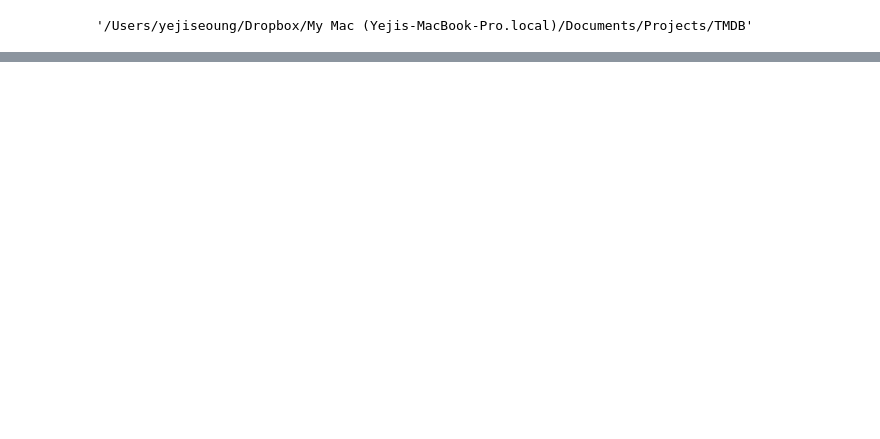
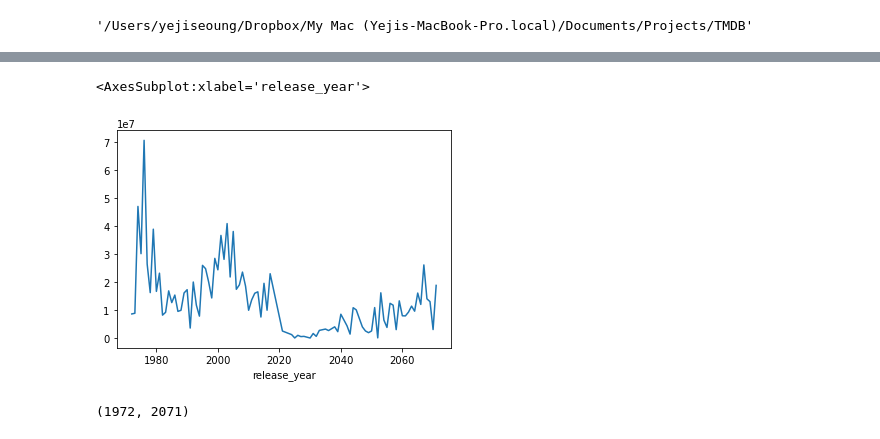
Before and after one commit to yejiseoung/TMDB, a Jupyter notebook: TMDB_EDA_FeatureEngineering.ipynb, the cells around one changed output, grey strips where cells are left out. Drawn from its saved outputs; the diff is of its cells as text; code cells hidden in the pictures; blank space fills up the shorter version.

```diff
--- a/TMDB_EDA_FeatureEngineering.ipynb
+++ b/TMDB_EDA_FeatureEngineering.ipynb
@@ -960,0 +31,4 @@ df_train[df_train['revenue']<10]
+# %%
+data = pd.read_csv(path/'cleaned_train.csv')
+print(data.shape)
+data.head()
@@ -960,0 +43,2 @@ df_train[df_train['revenue']<10]
+# %%
+data_test = pd.read_csv(path/'cleaned_test.csv')
@@ -960,0 +87,6 @@ df_train[df_train['revenue']<10]
+# %%
+change_cols = ['is_collection', 'is_homepage', 'is_English', 'release_year', 'release_month', 'release_dayofweek']
+
+for col in change_cols:
+    data[col] = data[col].astype('O')
+    data_test[col] = data_test[col].astype('O')
@@ -960,0 +252,9 @@ df_train[df_train['revenue']<10]
+# %%
+data.groupby('release_year')['revenue'].median().plot()
+# %% [output]
+<AxesSubplot:xlabel='release_year'>
+[figure, added]
+# %%
+data['release_year'].min(), data['release_year'].max()
+# %% [output]
+(1972, 2071)
```
Also changed, not shown: parts of 196 cells of this notebook.
